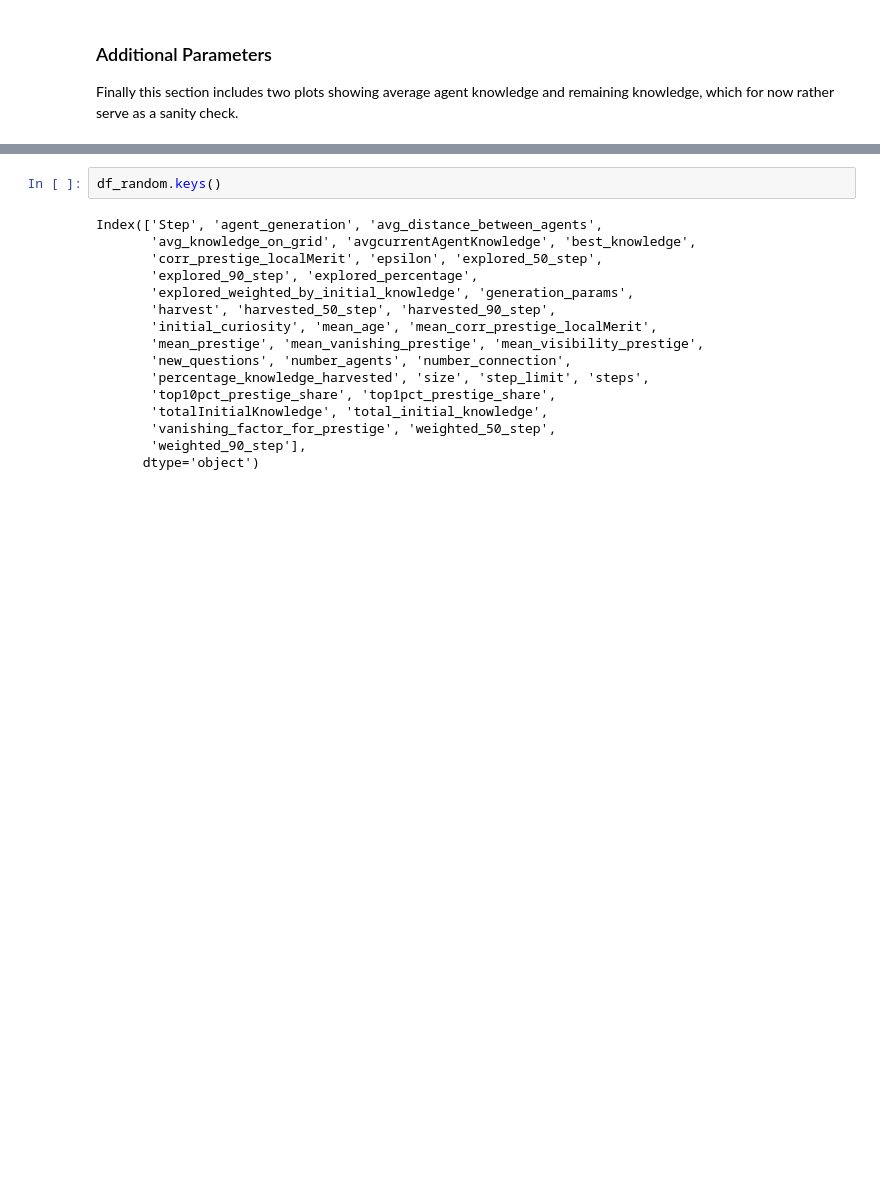
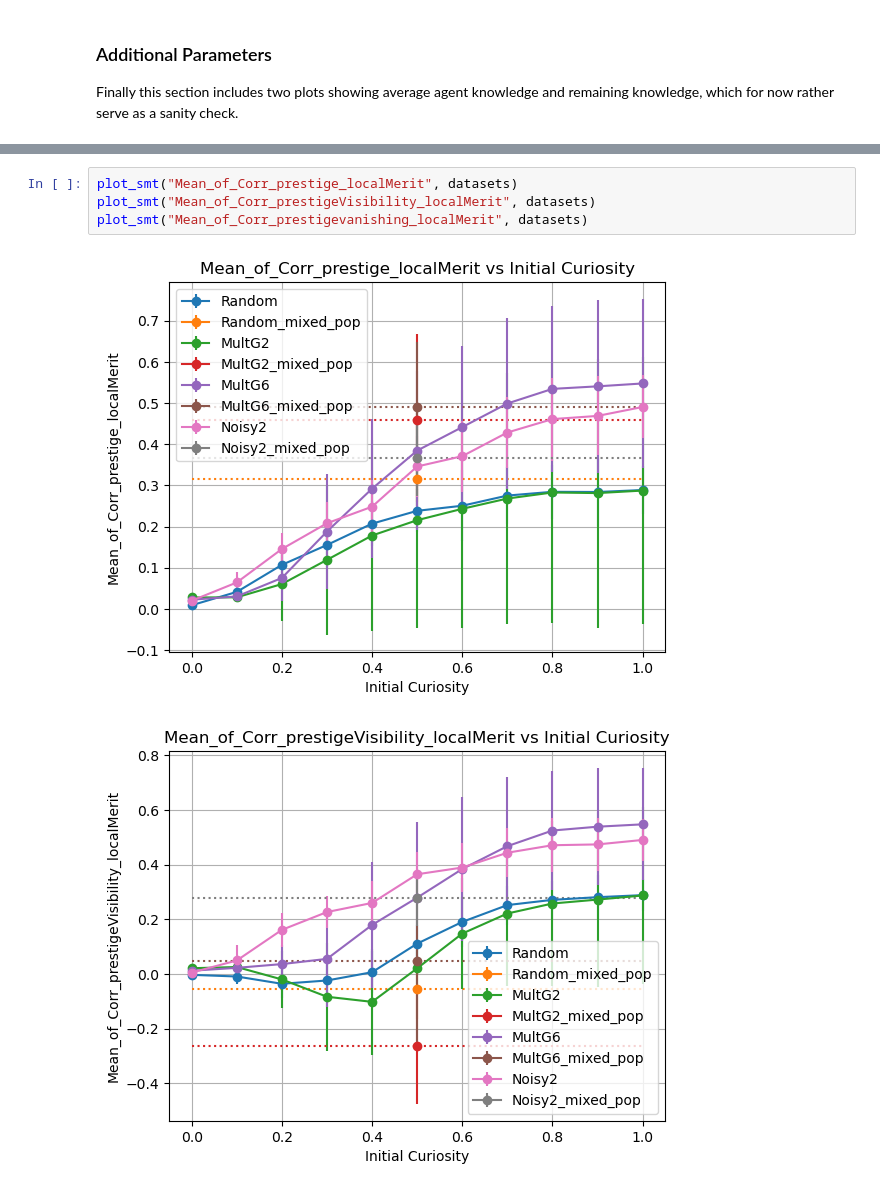
Before and after one commit to paulbanse/sciencemodels, a Jupyter notebook: compare_landscapes_corr-prestige-merit.ipynb, the cells around one changed output, grey strips where cells are left out. Saved outputs shown, nothing was run; the diff lists cells and outputs as text; blank space fills up the shorter version.

```diff
--- a/compare_landscapes_corr-prestige-merit.ipynb
+++ b/compare_landscapes_corr-prestige-merit.ipynb
@@ -101,18 +100,7 @@ plot_smt("mean_corr_prestige_localMerit", datasets)
 # %%
-df_random.keys()
+plot_smt("Mean_of_Corr_prestige_localMerit", datasets)
+plot_smt("Mean_of_Corr_prestigeVisibility_localMerit", datasets)
+plot_smt("Mean_of_Corr_prestigevanishing_localMerit", datasets)
 # %% [output]
-Index(['Step', 'agent_generation', 'avg_distance_between_agents',
-       'avg_knowledge_on_grid', 'avgcurrentAgentKnowledge', 'best_knowledge',
-       'corr_prestige_localMerit', 'epsilon', 'explored_50_step',
-       'explored_90_step', 'explored_percentage',
-       'explored_weighted_by_initial_knowledge', 'generation_params',
-       'harvest', 'harvested_50_step', 'harvested_90_step',
-       'initial_curiosity', 'mean_age', 'mean_corr_prestige_localMerit',
-       'mean_prestige', 'mean_vanishing_prestige', 'mean_visibility_prestige',
-       'new_questions', 'number_agents', 'number_connection',
-       'percentage_knowledge_harvested', 'size', 'step_limit', 'steps',
-       'top10pct_prestige_share', 'top1pct_prestige_share',
-       'totalInitialKnowledge', 'total_initial_knowledge',
-       'vanishing_factor_for_prestige', 'weighted_50_step',
-       'weighted_90_step'],
-      dtype='object')
+[figure, added]
+[figure, added]
```
Also changed, not shown: parts of 8 cells of this notebook, 5 other files.
